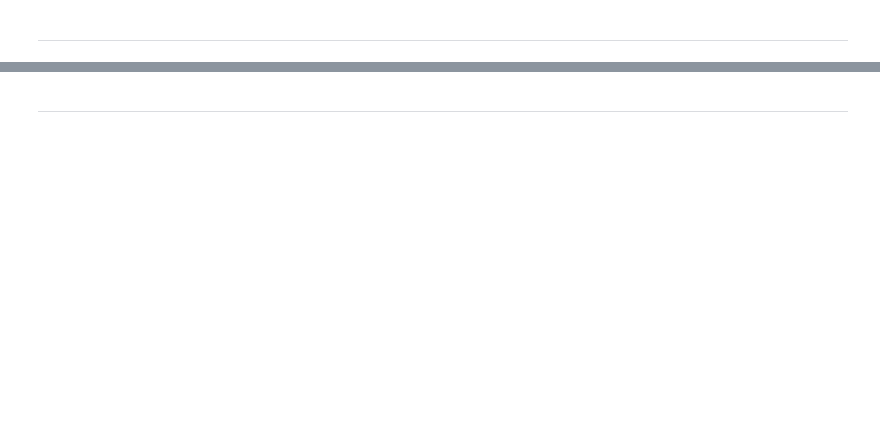
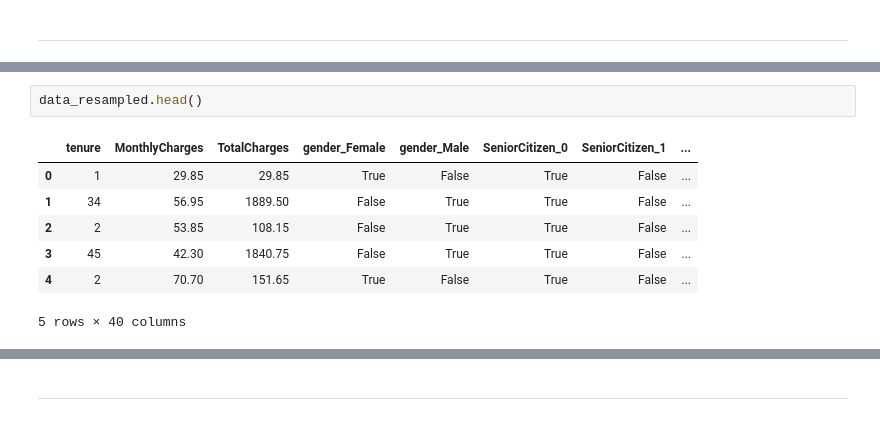
Before and after one commit to RayyanMinhaj/10Pearls-Analyzing-Customer-Churn-Data, a Jupyter notebook: Module1_Data Preprocessing, EDA, and Feature Engineering.ipynb, the cells around one changed output, grey strips where cells are left out. Drawn from its saved outputs; the diff is of its cells as text; blank space fills up the shorter version.

```diff
--- a/Module1_Data Preprocessing, EDA, and Feature Engineering.ipynb
+++ b/Module1_Data Preprocessing, EDA, and Feature Engineering.ipynb
@@ -169,0 +201,10 @@ Which results in poor classification later on. In order to fix this we can try b
+# %%
+data_resampled.head()
+# %% [output]
+|  | tenure | MonthlyCharges | TotalCharges | gender_Female | gender_Male | SeniorCitizen_0 | SeniorCitizen_1 | ... |
+| 0 | 1 | 29.85 | 29.85 | True | False | True | False | ... |
+| 1 | 34 | 56.95 | 1889.50 | False | True | True | False | ... |
+| 2 | 2 | 53.85 | 108.15 | False | True | True | False | ... |
+| 3 | 45 | 42.30 | 1840.75 | False | True | True | False | ... |
+| 4 | 2 | 70.70 | 151.65 | True | False | True | False | ... |
+5 rows × 40 columns
```
Also changed, not shown: parts of 9 cells of this notebook.
